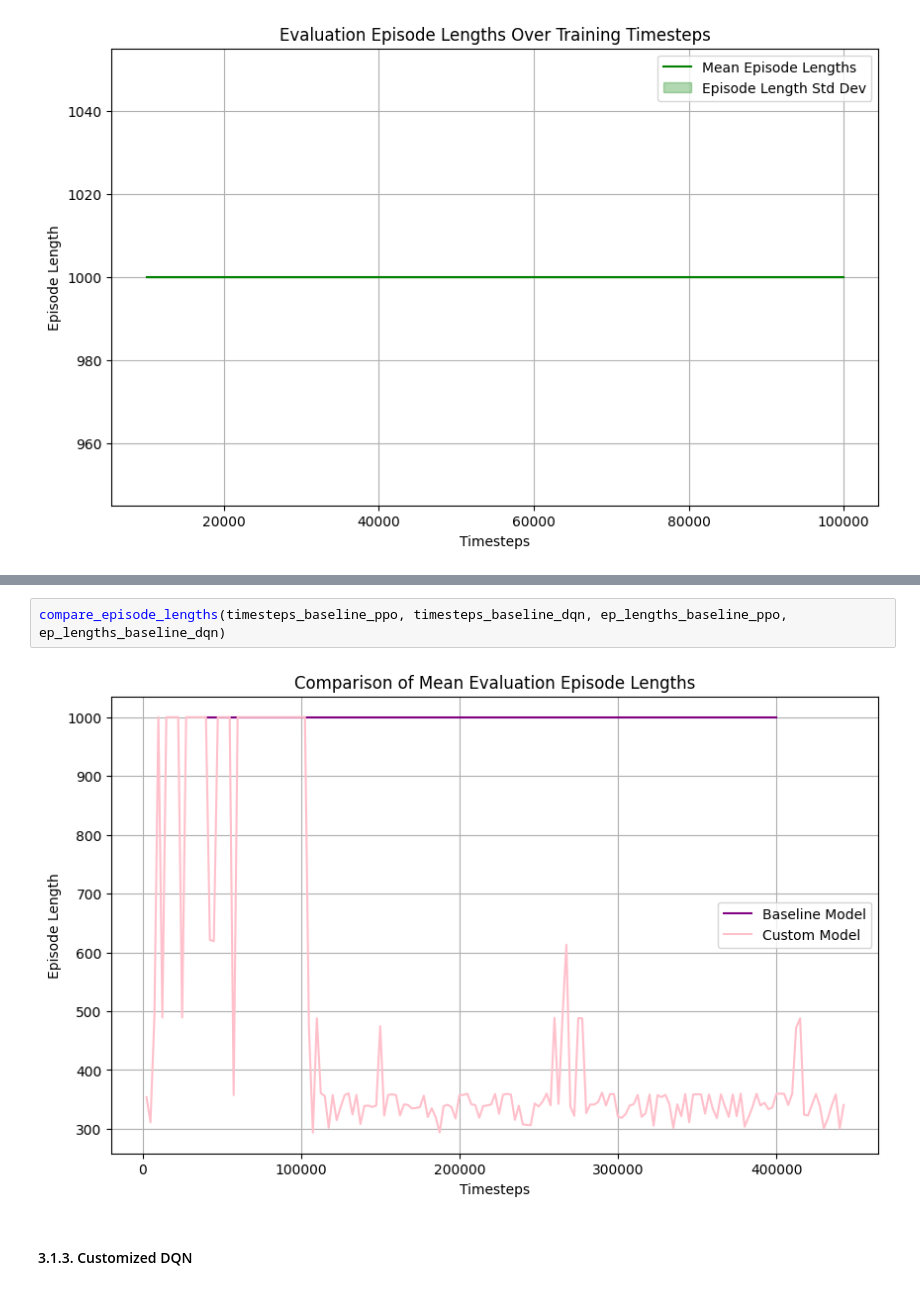
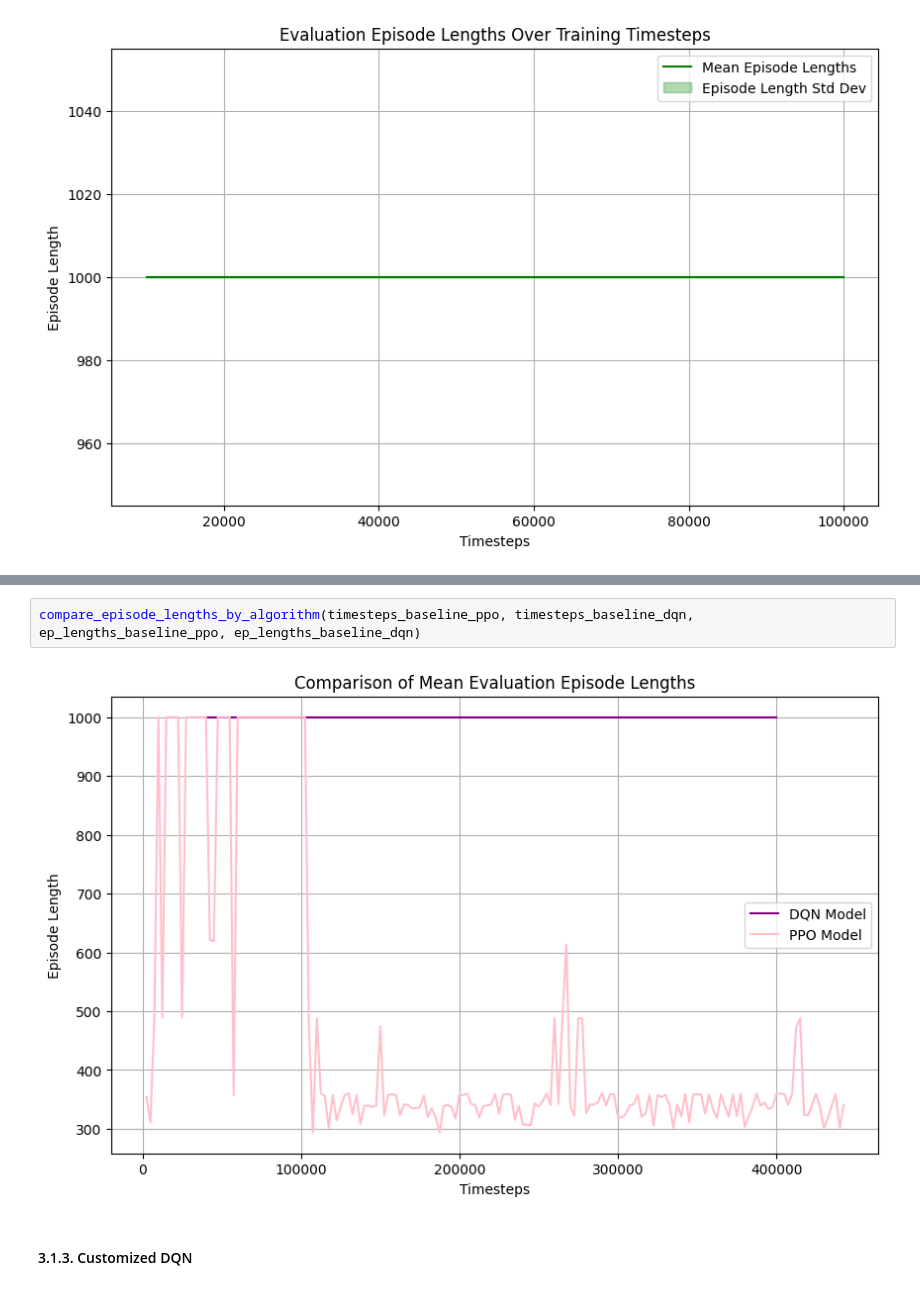
Before and after one commit to inesamorim/reinforcement-learning-with-gymnasium, a Jupyter notebook: testing.ipynb, the cells around one changed output, grey strips where cells are left out. Drawn from its saved outputs; the diff is of its cells as text.

```diff
--- a/testing.ipynb
+++ b/testing.ipynb
@@ -63,7 +63,7 @@ compare_rewards(timesteps_baseline_ppo, timesteps_baseline_dqn, results_baseline
 # %%
-compare_episode_lengths(timesteps_baseline_ppo, timesteps_baseline_dqn, ep_lengths_baseline_ppo, ep_lengths_baseline_dqn)
+compare_episode_lengths_by_algorithm(timesteps_baseline_ppo, timesteps_baseline_dqn, ep_lengths_baseline_ppo, ep_lengths_baseline_dqn)
 # %% [output]
-[figure, old version]
+[figure, new version]
 # %% [markdown]
 #### 3.1.3. Customized DQN
 # %%
```
Also changed, not shown: parts of 5 cells of this notebook, 1 other file.
